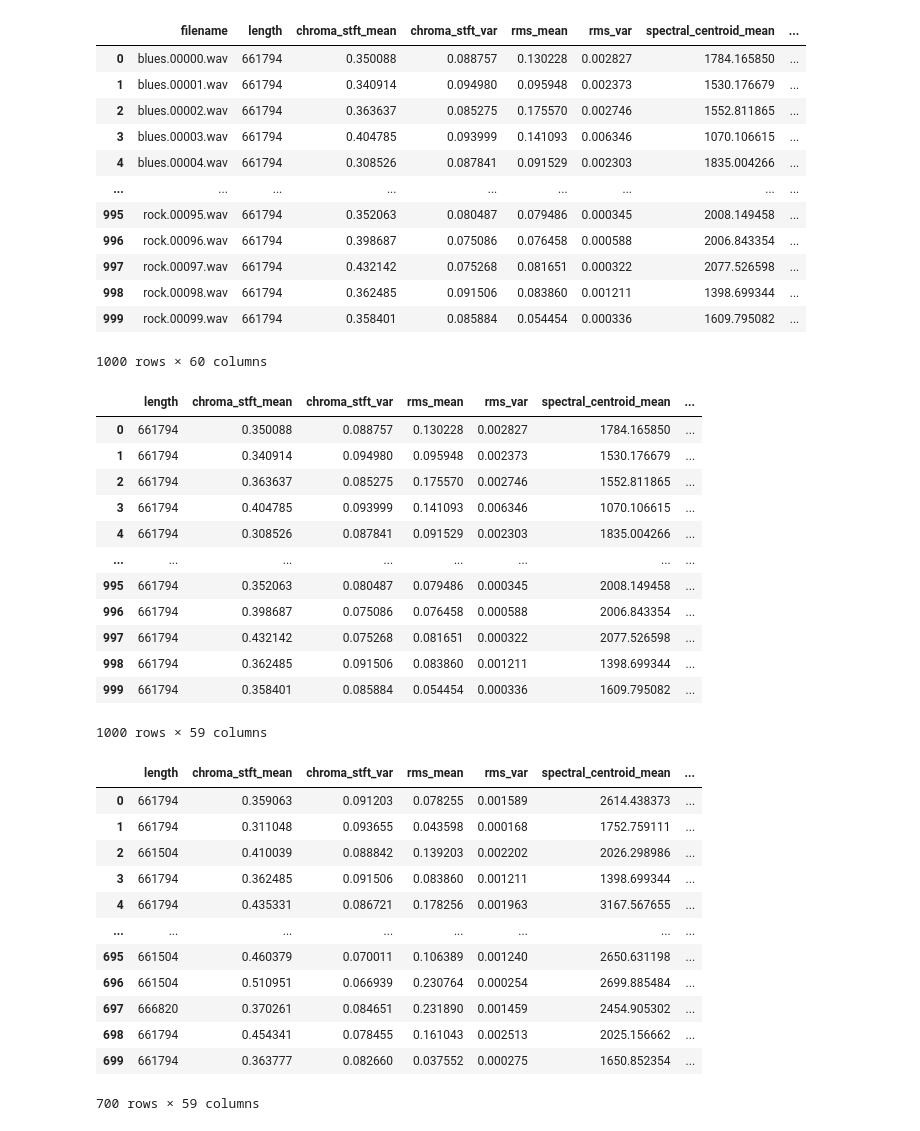
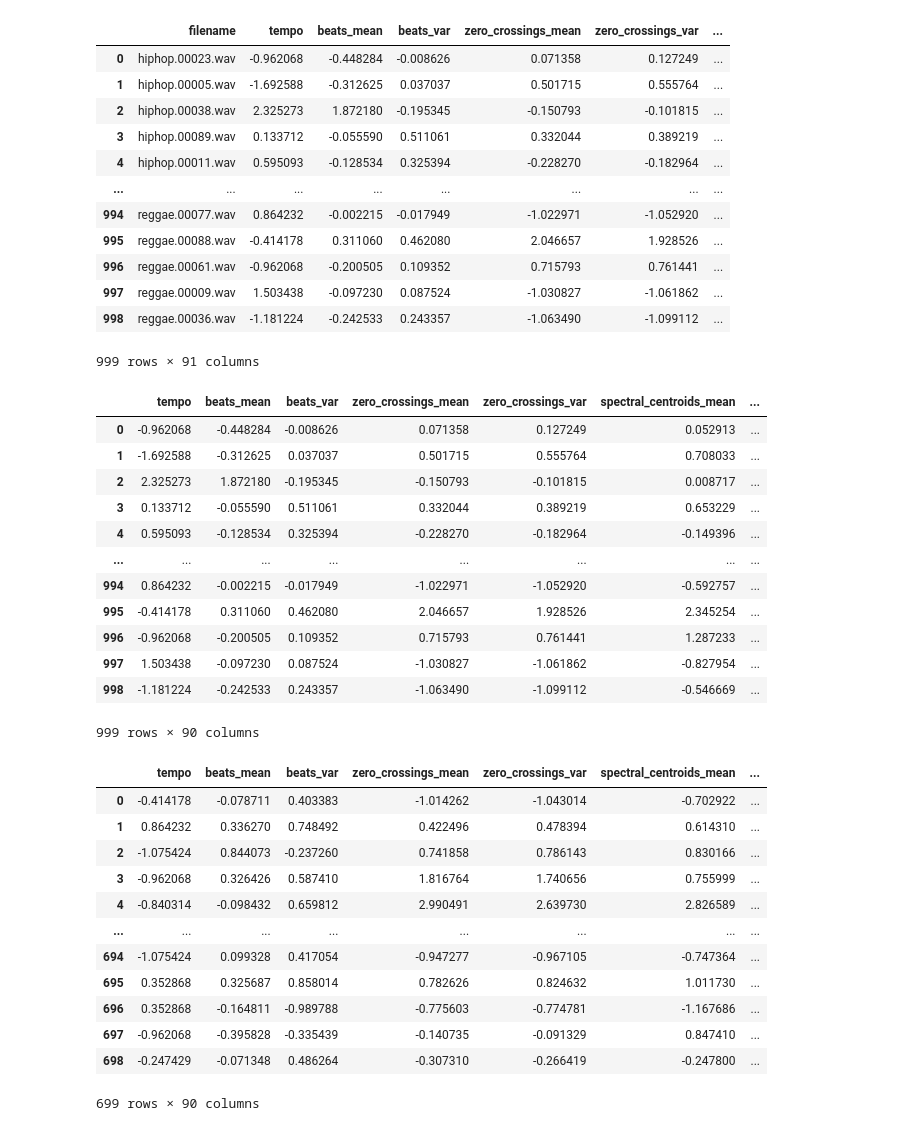
Before and after one commit to rsmassey/mcats, a Jupyter notebook: notebooks/small_30s_dataset_split.ipynb, the cells around one changed output. Cells and saved outputs as stored; diff of their text form; code cells hidden in the pictures.

```diff
--- a/notebooks/small_30s_dataset_split.ipynb
+++ b/notebooks/small_30s_dataset_split.ipynb
@@ -6,41 +6,41 @@ from sklearn.model_selection import cross_validate
 from sklearn.linear_model import LogisticRegression
 import matplotlib.pyplot as plt
 # %%
-csv_path = "../data/raw/small_30s.csv"
+csv_path = "../data/raw/Ryan_small_30s.csv"
 data = pd.read_csv(csv_path)
 data
 # %% [output]
-|  | filename | length | chroma_stft_mean | chroma_stft_var | rms_mean | rms_var | spectral_centroid_mean | ... |
-| 0 | blues.00000.wav | 661794 | 0.350088 | 0.088757 | 0.130228 | 0.002827 | 1784.165850 | ... |
-| 1 | blues.00001.wav | 661794 | 0.340914 | 0.094980 | 0.095948 | 0.002373 | 1530.176679 | ... |
-| 2 | blues.00002.wav | 661794 | 0.363637 | 0.085275 | 0.175570 | 0.002746 | 1552.811865 | ... |
-| 3 | blues.00003.wav | 661794 | 0.404785 | 0.093999 | 0.141093 | 0.006346 | 1070.106615 | ... |
-| 4 | blues.00004.wav | 661794 | 0.308526 | 0.087841 | 0.091529 | 0.002303 | 1835.004266 | ... |
-| ... | ... | ... | ... | ... | ... | ... | ... | ... |
-| 995 | rock.00095.wav | 661794 | 0.352063 | 0.080487 | 0.079486 | 0.000345 | 2008.149458 | ... |
-| 996 | rock.00096.wav | 661794 | 0.398687 | 0.075086 | 0.076458 | 0.000588 | 2006.843354 | ... |
-| 997 | rock.00097.wav | 661794 | 0.432142 | 0.075268 | 0.081651 | 0.000322 | 2077.526598 | ... |
-| 998 | rock.00098.wav | 661794 | 0.362485 | 0.091506 | 0.083860 | 0.001211 | 1398.699344 | ... |
-| 999 | rock.00099.wav | 661794 | 0.358401 | 0.085884 | 0.054454 | 0.000336 | 1609.795082 | ... |
+|  | filename | tempo | beats_mean | beats_var | zero_crossings_mean | zero_crossings_var | ... |
+| 0 | hiphop.00023.wav | -0.962068 | -0.448284 | -0.008626 | 0.071358 | 0.127249 | ... |
+| 1 | hiphop.00005.wav | -1.692588 | -0.312625 | 0.037037 | 0.501715 | 0.555764 | ... |
+| 2 | hiphop.00038.wav | 2.325273 | 1.872180 | -0.195345 | -0.150793 | -0.101815 | ... |
+| 3 | hiphop.00089.wav | 0.133712 | -0.055590 | 0.511061 | 0.332044 | 0.389219 | ... |
+| 4 | hiphop.00011.wav | 0.595093 | -0.128534 | 0.325394 | -0.228270 | -0.182964 | ... |
+| ... | ... | ... | ... | ... | ... | ... | ... |
+| 994 | reggae.00077.wav | 0.864232 | -0.002215 | -0.017949 | -1.022971 | -1.052920 | ... |
+| 995 | reggae.00088.wav | -0.414178 | 0.311060 | 0.462080 | 2.046657 | 1.928526 | ... |
+| 996 | reggae.00061.wav | -0.962068 | -0.200505 | 0.109352 | 0.715793 | 0.761441 | ... |
+| 997 | reggae.00009.wav | 1.503438 | -0.097230 | 0.087524 | -1.030827 | -1.061862 | ... |
+| 998 | reggae.00036.wav | -1.181224 | -0.242533 | 0.243357 | -1.063490 | -1.099112 | ... |
-1000 rows × 60 columns
+999 rows × 91 columns
 # %%
 data  = data.drop("filename", axis=1)
 # %%
 data
 # %% [output]
-|  | length | chroma_stft_mean | chroma_stft_var | rms_mean | rms_var | spectral_centroid_mean | ... |
-| 0 | 661794 | 0.350088 | 0.088757 | 0.130228 | 0.002827 | 1784.165850 | ... |
-| 1 | 661794 | 0.340914 | 0.094980 | 0.095948 | 0.002373 | 1530.176679 | ... |
-| 2 | 661794 | 0.363637 | 0.085275 | 0.175570 | 0.002746 | 1552.811865 | ... |
-| 3 | 661794 | 0.404785 | 0.093999 | 0.141093 | 0.006346 | 1070.106615 | ... |
-| 4 | 661794 | 0.308526 | 0.087841 | 0.091529 | 0.002303 | 1835.004266 | ... |
+|  | tempo | beats_mean | beats_var | zero_crossings_mean | zero_crossings_var | spectral_centroids_mean | ... |
+| 0 | -0.962068 | -0.448284 | -0.008626 | 0.071358 | 0.127249 | 0.052913 | ... |
+| 1 | -1.692588 | -0.312625 | 0.037037 | 0.501715 | 0.555764 | 0.708033 | ... |
+| 2 | 2.325273 | 1.872180 | -0.195345 | -0.150793 | -0.101815 | 0.008717 | ... |
+| 3 | 0.133712 | -0.055590 | 0.511061 | 0.332044 | 0.389219 | 0.653229 | ... |
+| 4 | 0.595093 | -0.128534 | 0.325394 | -0.228270 | -0.182964 | -0.149396 | ... |
 | ... | ... | ... | ... | ... | ... | ... | ... |
-| 995 | 661794 | 0.352063 | 0.080487 | 0.079486 | 0.000345 | 2008.149458 | ... |
-| 996 | 661794 | 0.398687 | 0.075086 | 0.076458 | 0.000588 | 2006.843354 | ... |
-| 997 | 661794 | 0.432142 | 0.075268 | 0.081651 | 0.000322 | 2077.526598 | ... |
-| 998 | 661794 | 0.362485 | 0.091506 | 0.083860 | 0.001211 | 1398.699344 | ... |
-| 999 | 661794 | 0.358401 | 0.085884 | 0.054454 | 0.000336 | 1609.795082 | ... |
+| 994 | 0.864232 | -0.002215 | -0.017949 | -1.022971 | -1.052920 | -0.592757 | ... |
+| 995 | -0.414178 | 0.311060 | 0.462080 | 2.046657 | 1.928526 | 2.345254 | ... |
+| 996 | -0.962068 | -0.200505 | 0.109352 | 0.715793 | 0.761441 | 1.287233 | ... |
+| 997 | 1.503438 | -0.097230 | 0.087524 | -1.030827 | -1.061862 | -0.827954 | ... |
+| 998 | -1.181224 | -0.242533 | 0.243357 | -1.063490 | -1.099112 | -0.546669 | ... |
-1000 rows × 59 columns
+999 rows × 90 columns
 # %%
 # split the data into train and test
 train_data, test_data = train_test_split(data, test_size=0.3)
@@ -50,18 +50,18 @@ test_data.to_csv('../data/raw/val_small_30s.csv', index=False)
 # %%
 import pandas as pd
-d = pd.read_csv('../data/raw/train_small_30s.csv')
+d = pd.read_csv('../data/raw/Ryan_train_small_30s.csv')
 d
 # %% [output]
-|  | length | chroma_stft_mean | chroma_stft_var | rms_mean | rms_var | spectral_centroid_mean | ... |
-| 0 | 661794 | 0.359063 | 0.091203 | 0.078255 | 0.001589 | 2614.438373 | ... |
-| 1 | 661794 | 0.311048 | 0.093655 | 0.043598 | 0.000168 | 1752.759111 | ... |
-| 2 | 661504 | 0.410039 | 0.088842 | 0.139203 | 0.002202 | 2026.298986 | ... |
-| 3 | 661794 | 0.362485 | 0.091506 | 0.083860 | 0.001211 | 1398.699344 | ... |
-| 4 | 661794 | 0.435331 | 0.086721 | 0.178256 | 0.001963 | 3167.567655 | ... |
+|  | tempo | beats_mean | beats_var | zero_crossings_mean | zero_crossings_var | spectral_centroids_mean | ... |
+| 0 | -0.414178 | -0.078711 | 0.403383 | -1.014262 | -1.043014 | -0.702922 | ... |
+| 1 | 0.864232 | 0.336270 | 0.748492 | 0.422496 | 0.478394 | 0.614310 | ... |
+| 2 | -1.075424 | 0.844073 | -0.237260 | 0.741858 | 0.786143 | 0.830166 | ... |
+| 3 | -0.962068 | 0.326426 | 0.587410 | 1.816764 | 1.740656 | 0.755999 | ... |
+| 4 | -0.840314 | -0.098432 | 0.659812 | 2.990491 | 2.639730 | 2.826589 | ... |
 | ... | ... | ... | ... | ... | ... | ... | ... |
-| 695 | 661504 | 0.460379 | 0.070011 | 0.106389 | 0.001240 | 2650.631198 | ... |
-| 696 | 661504 | 0.510951 | 0.066939 | 0.230764 | 0.000254 | 2699.885484 | ... |
-| 697 | 666820 | 0.370261 | 0.084651 | 0.231890 | 0.001459 | 2454.905302 | ... |
-| 698 | 661794 | 0.454341 | 0.078455 | 0.161043 | 0.002513 | 2025.156662 | ... |
-| 699 | 661794 | 0.363777 | 0.082660 | 0.037552 | 0.000275 | 1650.852354 | ... |
+| 694 | -1.075424 | 0.099328 | 0.417054 | -0.947277 | -0.967105 | -0.747364 | ... |
+| 695 | 0.352868 | 0.325687 | 0.858014 | 0.782626 | 0.824632 | 1.011730 | ... |
+| 696 | 0.352868 | -0.164811 | -0.989788 | -0.775603 | -0.774781 | -1.167686 | ... |
+| 697 | -0.962068 | -0.395828 | -0.335439 | -0.140735 | -0.091329 | 0.847410 | ... |
+| 698 | -0.247429 | -0.071348 | 0.486264 | -0.307310 | -0.266419 | -0.247800 | ... |
-700 rows × 59 columns
+699 rows × 90 columns
```
Also changed, not shown: parts of 1 cell of this notebook, 4 other files.
